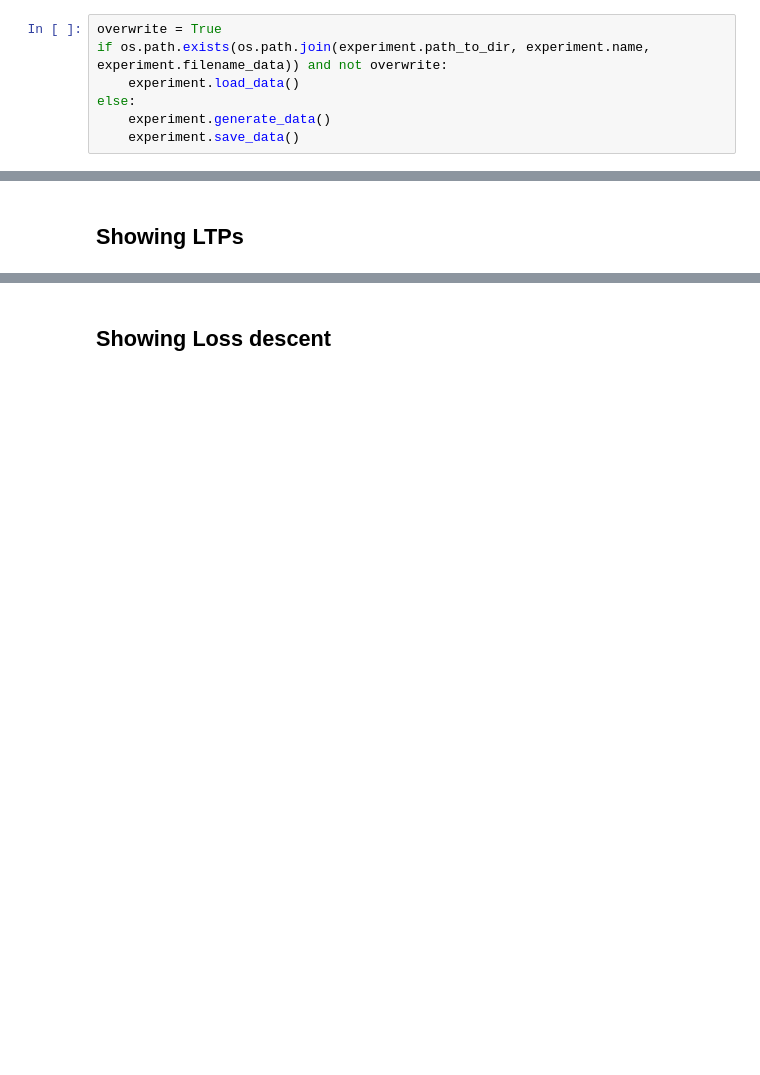
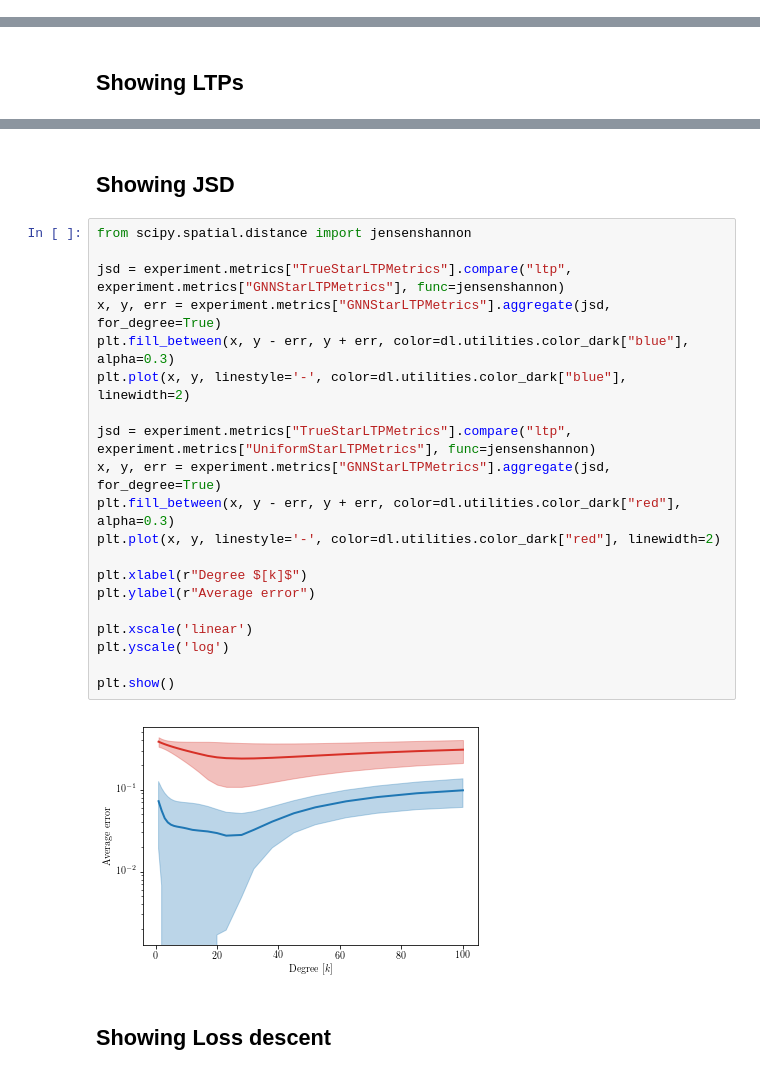
Before and after one commit to charlesmurphy1/dynalearn, a Jupyter notebook: notebooks/sis-ba-100.ipynb, the cells around one changed output, grey strips where cells are left out. Saved outputs shown, nothing was run; the diff lists cells and outputs as text; blank space fills up the shorter version.

```diff
--- a/notebooks/sis-ba-100.ipynb
+++ b/notebooks/sis-ba-100.ipynb
@@ -103,7 +71,0 @@ experiment = dl.Experiment(param_dict)
-# %%
-overwrite = True
-if os.path.exists(os.path.join(experiment.path_to_dir, experiment.name, experiment.filename_data)) and not overwrite:
-    experiment.load_data()
-else:
-    experiment.generate_data()
-    experiment.save_data()
@@ -188,3 +167,27 @@ plt.show()
+# %% [markdown]
+## Showing JSD
+# %%
+from scipy.spatial.distance import jensenshannon
+
+jsd = experiment.metrics["TrueStarLTPMetrics"].compare("ltp", experiment.metrics["GNNStarLTPMetrics"], func=jensenshannon)
+x, y, err = experiment.metrics["GNNStarLTPMetrics"].aggregate(jsd, for_degree=True)
+plt.fill_between(x, y - err, y + err, color=dl.utilities.color_dark["blue"], alpha=0.3)
+plt.plot(x, y, linestyle='-', color=dl.utilities.color_dark["blue"], linewidth=2)
+
+jsd = experiment.metrics["TrueStarLTPMetrics"].compare("ltp", experiment.metrics["UniformStarLTPMetrics"], func=jensenshannon)
+x, y, err = experiment.metrics["GNNStarLTPMetrics"].aggregate(jsd, for_degree=True)
+plt.fill_between(x, y - err, y + err, color=dl.utilities.color_dark["red"], alpha=0.3)
+plt.plot(x, y, linestyle='-', color=dl.utilities.color_dark["red"], linewidth=2)
+
+plt.xlabel(r"Degree $[k]$")
+plt.ylabel(r"Average error")
+
+plt.xscale('linear')
+plt.yscale('log')
+
+plt.show()
+# %% [output]
+[figure, added]
 # %% [markdown]
 ## Showing Loss descent
 # %%
```
Also changed, not shown: parts of 15 cells of this notebook.
